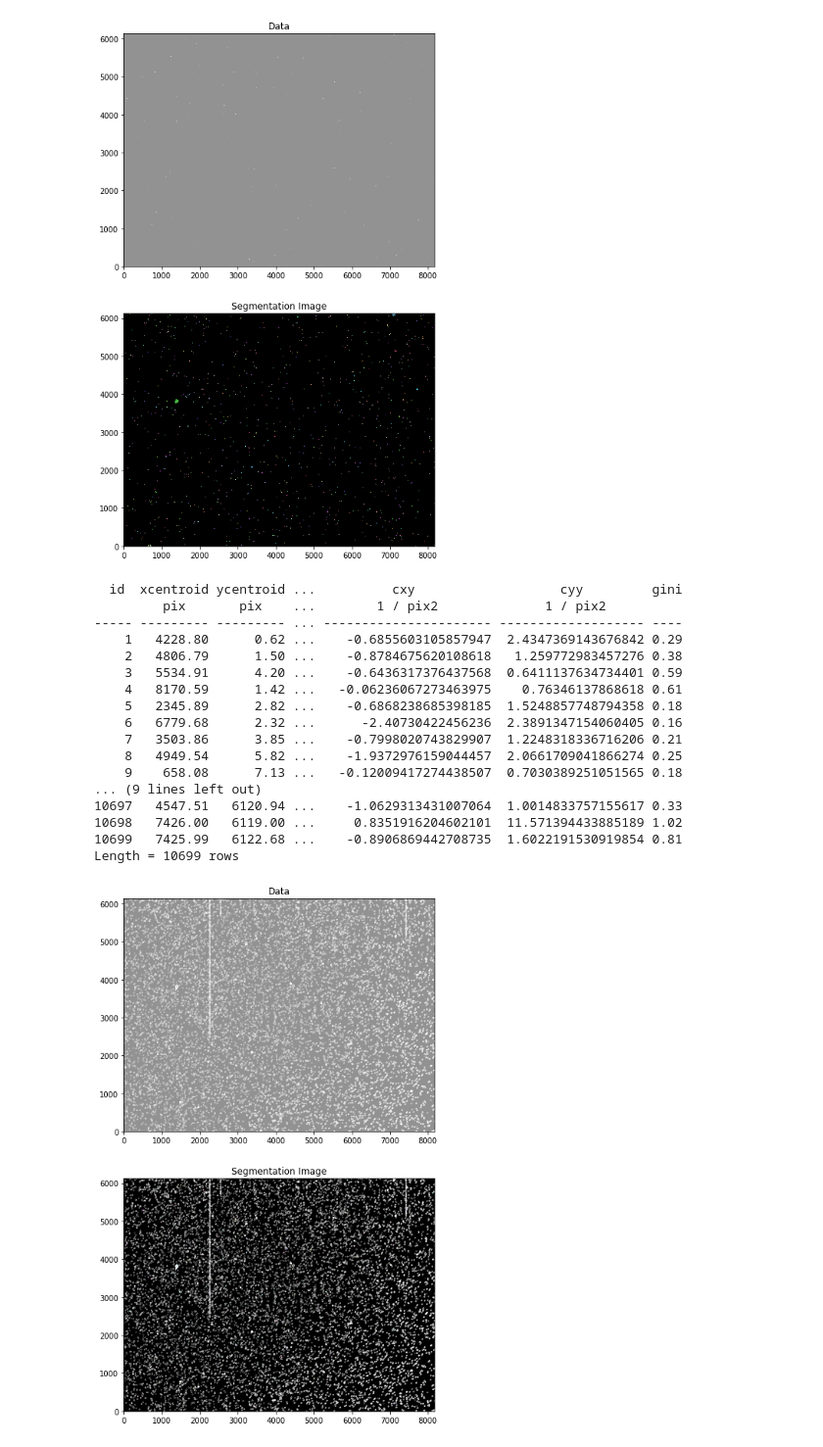
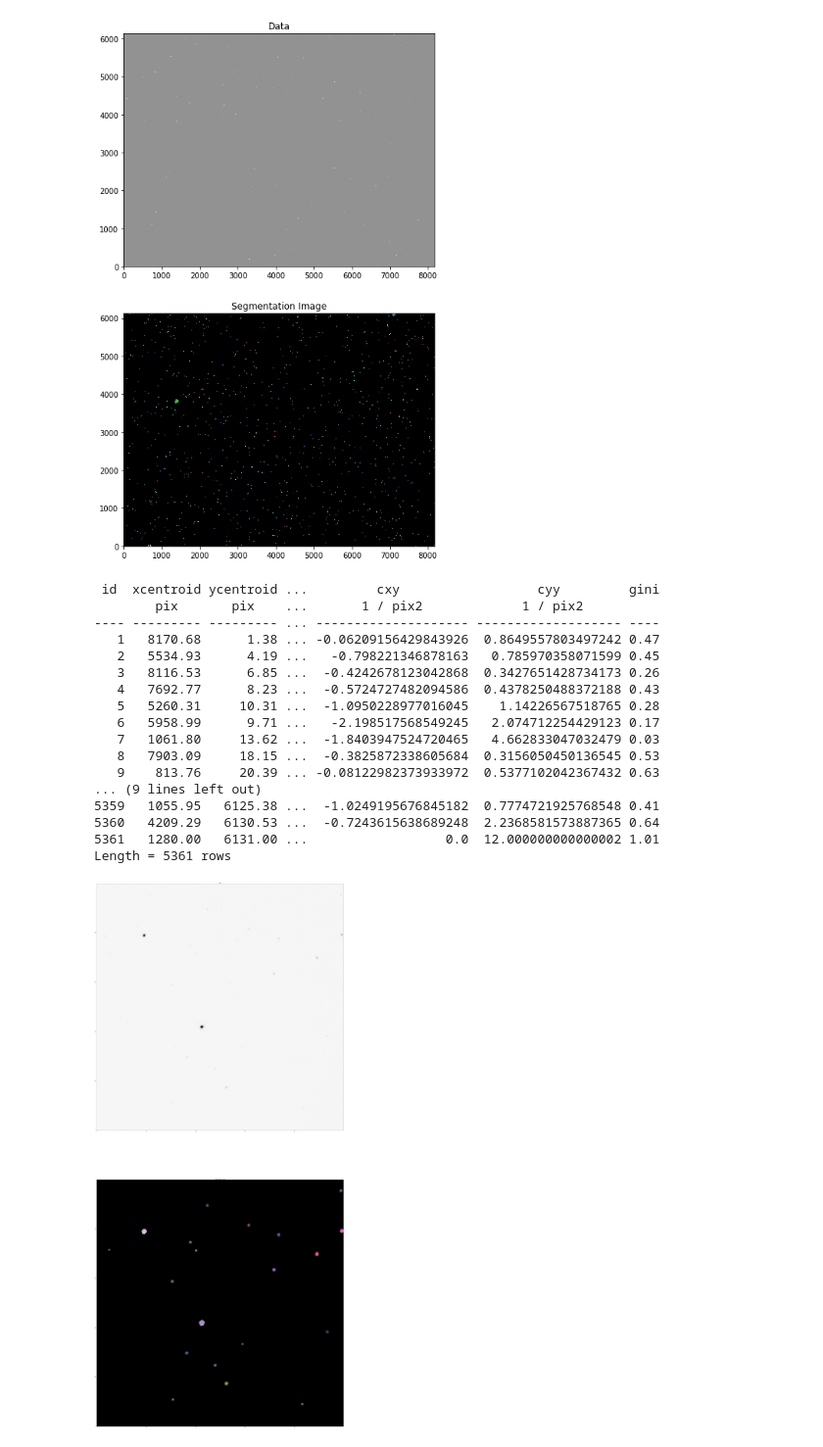
Before and after one commit to kpklo1/Machine-Learning-and-Galaxies, a Jupyter notebook: Code/Cutout.ipynb, the cells around one changed output. Shown at 98% size. Cells and saved outputs as stored; diff of their text form; code cells hidden in the pictures.

```diff
--- a/Code/Cutout.ipynb
+++ b/Code/Cutout.ipynb
@@ -249,6 +249,6 @@ segm_deblend = deblend_sources(data, segm, npixels=npixels,filter_kernel=kernel,
 # %%
 from photutils import source_properties
-cat = source_properties(data, segm_deblend)
+cat = source_properties(data, segm)
 tbl = cat.to_table()
 tbl['xcentroid'].info.format = '.2f'
 tbl['ycentroid'].info.format = '.2f'
@@ -260,50 +260,66 @@ tbl['ellipticity'].info.format = '.2f'
 tbl['gini'].info.format = '.2f'
 print(tbl)
 # %% [output]
-  id  xcentroid ycentroid ...          cxy                   cyy         gini
-         pix       pix    ...        1 / pix2              1 / pix2
------ --------- --------- ... ---------------------- ------------------- ----
-    1   4228.80      0.62 ...    -0.6855603105857947  2.4347369143676842 0.29
-    2   4806.79      1.50 ...    -0.8784675620108618   1.259772983457276 0.38
-    3   5534.91      4.20 ...    -0.6436317376437568  0.6411137634734401 0.59
-    4   8170.59      1.42 ...   -0.06236067273463975    0.76346137868618 0.61
-    5   2345.89      2.82 ...    -0.6868238685398185  1.5248857748794358 0.18
-    6   6779.68      2.32 ...      -2.40730422456236  2.3891347154060405 0.16
-    7   3503.86      3.85 ...    -0.7998020743829907  1.2248318336716206 0.21
-    8   4949.54      5.82 ...    -1.9372976159044457  2.0661709041866274 0.25
-    9    658.08      7.13 ...   -0.12009417274438507  0.7030389251051565 0.18
+ id  xcentroid ycentroid ...         cxy                  cyy         gini
+        pix       pix    ...       1 / pix2             1 / pix2
+---- --------- --------- ... -------------------- ------------------- ----
+   1   8170.68      1.38 ... -0.06209156429843926  0.8649557803497242 0.47
+   2   5534.93      4.19 ...   -0.798221346878163   0.785970358071599 0.45
+   3   8116.53      6.85 ...  -0.4242678123042868  0.3427651428734173 0.26
+   4   7692.77      8.23 ...  -0.5724727482094586  0.4378250488372188 0.43
+   5   5260.31     10.31 ...  -1.0950228977016045    1.14226567518765 0.28
+   6   5958.99      9.71 ...   -2.198517568549245   2.074712254429123 0.17
+   7   1061.80     13.62 ...  -1.8403947524720465   4.662833047032479 0.03
+   8   7903.09     18.15 ...  -0.3825872338605684  0.3156050450136545 0.53
+   9    813.76     20.39 ... -0.08122982373933972  0.5377102042367432 0.63
 ... (9 lines left out)
-10697   4547.51   6120.94 ...    -1.0629313431007064  1.0014833757155617 0.33
-10698   7426.00   6119.00 ...     0.8351916204602101  11.571394433885189 1.02
-10699   7425.99   6122.68 ...    -0.8906869442708735  1.6022191530919854 0.81
-Length = 10699 rows
+5359   1055.95   6125.38 ...  -1.0249195676845182  0.7774721925768548 0.41
+5360   4209.29   6130.53 ...  -0.7243615638689248  2.2368581573887365 0.64
+5361   1280.00   6131.00 ...                  0.0  12.000000000000002 1.01
+Length = 5361 rows
+# %%
+from astropy.convolution import Gaussian2DKernel
+from photutils import Background2D, MedianBackground
+from photutils import detect_threshold, detect_sources
+data = image_data[:500,:500]
+bkg_estimator = MedianBackground()
+bkg = Background2D(data, (50, 50), filter_size=(3, 3), bkg_estimator=bkg_estimator)
+threshold = bkg.background + (10. * bkg.background_rms)
+# %%
+from astropy.stats import gaussian_fwhm_to_sigma
+sigma = 3.0 * gaussian_fwhm_to_sigma  # FWHM = 3.
+kernel = Gaussian2DKernel(sigma, x_size=3, y_size=3)
+kernel.normalize()
+npixels = 5
+segm = detect_sources(data, threshold, npixels=npixels,filter_kernel=kernel)
+#segm_deblend = deblend_sources(data, segm, npixels=npixels,filter_kernel=kernel, nlevels=32,contrast=0.001)
 # %%
 import numpy as np
 import astropy.units as u
 from photutils import source_properties, EllipticalAperture
-cat = source_properties(data, segm_deblend)
+cat = source_properties(data, segm)
 r = 3.  # approximate isophotal extent
 apertures = []
 for obj in cat:
     position = np.transpose((obj.xcentroid.value, obj.ycentroid.value))
     a = obj.semimajor_axis_sigma.value * r
     b = obj.semiminor_axis_sigma.value * r
     theta = obj.orientation.to(u.rad).value
     apertures.append(EllipticalAperture(position, a, b, theta=theta))
 
 import numpy as np
 import matplotlib.pyplot as plt
 from astropy.visualization import SqrtStretch
 from astropy.visualization.mpl_normalize import ImageNormalize
 norm = ImageNormalize(stretch=SqrtStretch())
-fig, (ax1, ax2) = plt.subplots(2, 1, figsize=(10, 12.5))
-ax1.imshow(data, origin='lower', cmap='Greys_r', norm=norm)
+fig, (ax1, ax2) = plt.subplots(2, 1, figsize=(100, 125))
+ax1.imshow(data, origin='lower', cmap='Greys', norm=norm)
 ax1.set_title('Data')
-cmap = segm_deblend.make_cmap(random_state=12345)
-ax2.imshow(segm_deblend, origin='lower', cmap=cmap)
+cmap = segm.make_cmap(random_state=12345)
+ax2.imshow(segm, origin='lower', cmap=cmap)
 ax2.set_title('Segmentation Image')
 for aperture in apertures:
     aperture.plot(axes=ax1, color='white', lw=1.5)
     aperture.plot(axes=ax2, color='white', lw=1.5)
 # %% [output]
-[figure, old version]
+[figure, new version]
```
Also changed, not shown: parts of 4 cells of this notebook.
